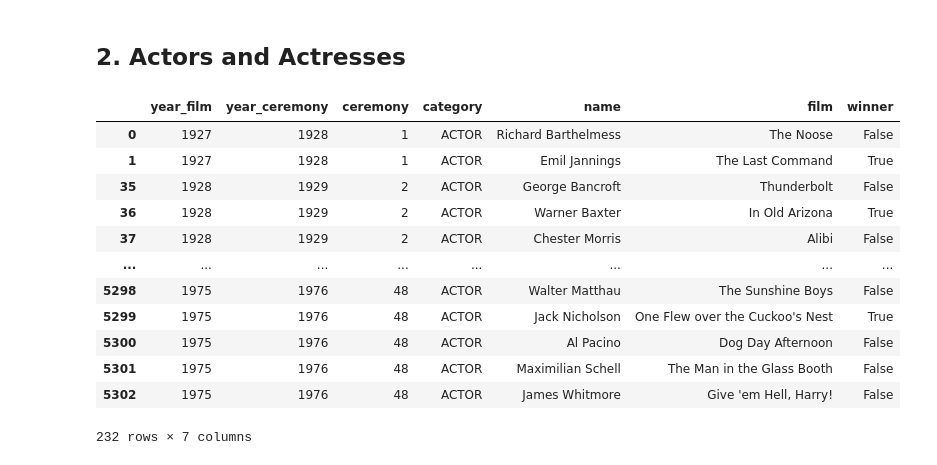
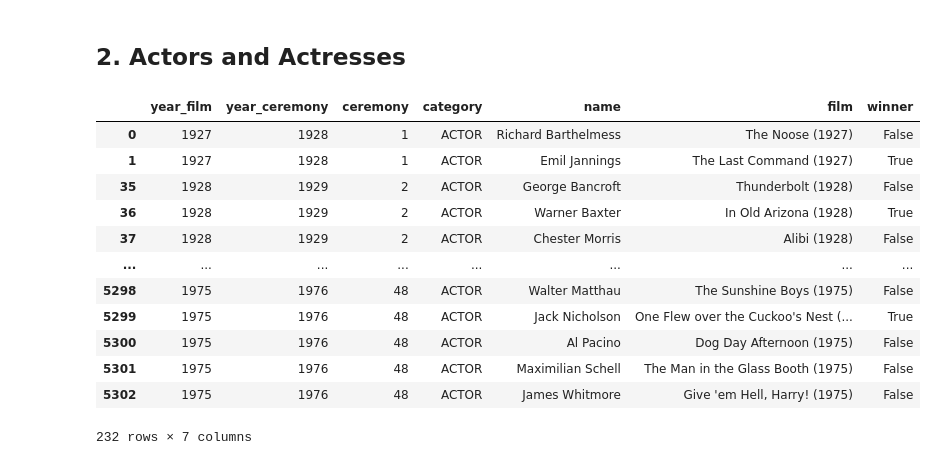
Before and after one commit to bryantkhoo/oscar-vis, a Jupyter notebook: notebooks/Exploration_Oscars.ipynb, the cells around one changed output. Drawn from its saved outputs; the diff is of its cells as text; code cells hidden in the pictures.

```diff
--- a/notebooks/Exploration_Oscars.ipynb
+++ b/notebooks/Exploration_Oscars.ipynb
@@ -46,3 +46,6 @@ array(['ACTOR', 'ACTRESS', 'ART DIRECTION', 'CINEMATOGRAPHY',
        'ANIMATED FEATURE FILM', 'WRITING (Adapted Screenplay)',
        'SOUND MIXING', 'MAKEUP AND HAIRSTYLING', 'PRODUCTION DESIGN',
        'INTERNATIONAL FEATURE FILM'], dtype=object)
+# %%
+oscar_df['film'] = oscar_df['film'] + " (" + oscar_df['year_film'].astype(str) + ")"
+oscar_df
@@ -215,21 +217,21 @@ top_10_awarded_df.to_csv('../src/datasets/top_10_awarded.csv')
 # %% [markdown]
 ## 2. Actors and Actresses
 # %%
-actors_df = oscar_df.loc[oscar_df.category == 'ACTOR']
-actors_df
+actor_df = oscar_df.loc[oscar_df.category == 'ACTOR']
+actor_df
 # %% [output]
 |  | year_film | year_ceremony | ceremony | category | name | film | winner |
-| 0 | 1927 | 1928 | 1 | ACTOR | Richard Barthelmess | The Noose | False |
-| 1 | 1927 | 1928 | 1 | ACTOR | Emil Jannings | The Last Command | True |
-| 35 | 1928 | 1929 | 2 | ACTOR | George Bancroft | Thunderbolt | False |
-| 36 | 1928 | 1929 | 2 | ACTOR | Warner Baxter | In Old Arizona | True |
-| 37 | 1928 | 1929 | 2 | ACTOR | Chester Morris | Alibi | False |
+| 0 | 1927 | 1928 | 1 | ACTOR | Richard Barthelmess | The Noose (1927) | False |
+| 1 | 1927 | 1928 | 1 | ACTOR | Emil Jannings | The Last Command (1927) | True |
+| 35 | 1928 | 1929 | 2 | ACTOR | George Bancroft | Thunderbolt (1928) | False |
+| 36 | 1928 | 1929 | 2 | ACTOR | Warner Baxter | In Old Arizona (1928) | True |
+| 37 | 1928 | 1929 | 2 | ACTOR | Chester Morris | Alibi (1928) | False |
 | ... | ... | ... | ... | ... | ... | ... | ... |
-| 5298 | 1975 | 1976 | 48 | ACTOR | Walter Matthau | The Sunshine Boys | False |
-| 5299 | 1975 | 1976 | 48 | ACTOR | Jack Nicholson | One Flew over the Cuckoo's Nest | True |
-| 5300 | 1975 | 1976 | 48 | ACTOR | Al Pacino | Dog Day Afternoon | False |
-| 5301 | 1975 | 1976 | 48 | ACTOR | Maximilian Schell | The Man in the Glass Booth | False |
-| 5302 | 1975 | 1976 | 48 | ACTOR | James Whitmore | Give 'em Hell, Harry! | False |
+| 5298 | 1975 | 1976 | 48 | ACTOR | Walter Matthau | The Sunshine Boys (1975) | False |
+| 5299 | 1975 | 1976 | 48 | ACTOR | Jack Nicholson | One Flew over the Cuckoo's Nest (... | True |
+| 5300 | 1975 | 1976 | 48 | ACTOR | Al Pacino | Dog Day Afternoon (1975) | False |
+| 5301 | 1975 | 1976 | 48 | ACTOR | Maximilian Schell | The Man in the Glass Booth (1975) | False |
+| 5302 | 1975 | 1976 | 48 | ACTOR | James Whitmore | Give 'em Hell, Harry! (1975) | False |
 232 rows × 7 columns
 # %%
 actress_df = oscar_df.loc[oscar_df.category == 'ACTRESS']
```
Also changed, not shown: parts of 15 cells of this notebook, 11 other files.
